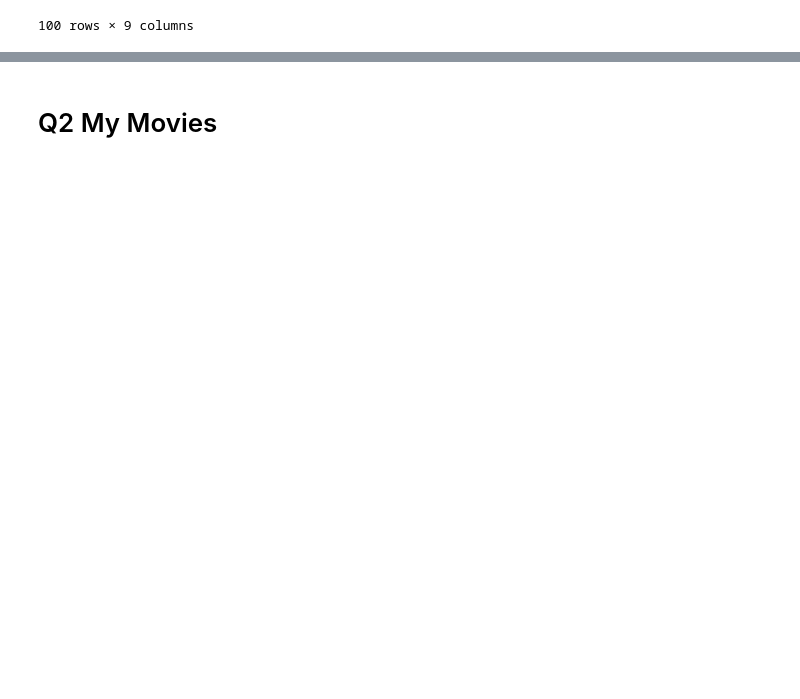
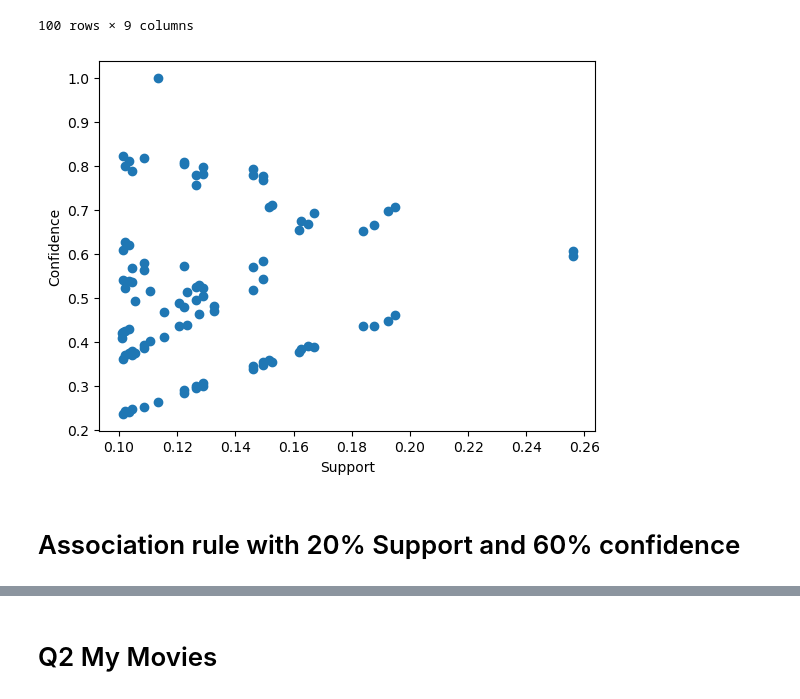
Before and after one commit to adityanaidu27/AssociationRules, a Jupyter notebook: AssociationRule.ipynb, the cells around one changed output, grey strips where cells are left out. Drawn from its saved outputs; the diff is of its cells as text; code cells hidden in the pictures; blank space fills up the shorter version.

```diff
--- a/AssociationRule.ipynb
+++ b/AssociationRule.ipynb
@@ -64,8 +65,7 @@ book_items
 | 37 | 0.1085 | (CookBks, GeogBks, DoItYBks) |
 | 38 | 0.1035 | (ArtBks, CookBks, GeogBks) |
 # %%
-rules = association_rules(book_items, metric="lift",min_threshold=1)
+rules = association_rules(book_items, metric="lift",min_threshold=0.7)
 rules
-rules.sort_values('lift',ascending=False).head(10)
 # %% [output]
 |  | antecedents | consequents | antecedent support | consequent support | support | confidence | lift | ... |
@@ -95,3 +112,14 @@ rules[rules.lift>1]
 | 98 | (CookBks) | (ArtBks, GeogBks) | 0.4310 | 0.1275 | 0.1035 | 0.240139 | 1.883445 | ... |
 | 99 | (GeogBks) | (ArtBks, CookBks) | 0.2760 | 0.1670 | 0.1035 | 0.375000 | 2.245509 | ... |
 100 rows × 9 columns
+# %%
+# Vizualization of rule obtained
+import matplotlib.pyplot as plt
+plt.scatter(rules['support'],rules['confidence'])
+plt.xlabel('Support')
+plt.ylabel('Confidence')
+plt.show()
+# %% [output]
+[figure, added]
+# %% [markdown]
+# Association rule with 20% Support and 60% confidence
```
Also changed, not shown: parts of 25 cells of this notebook.
